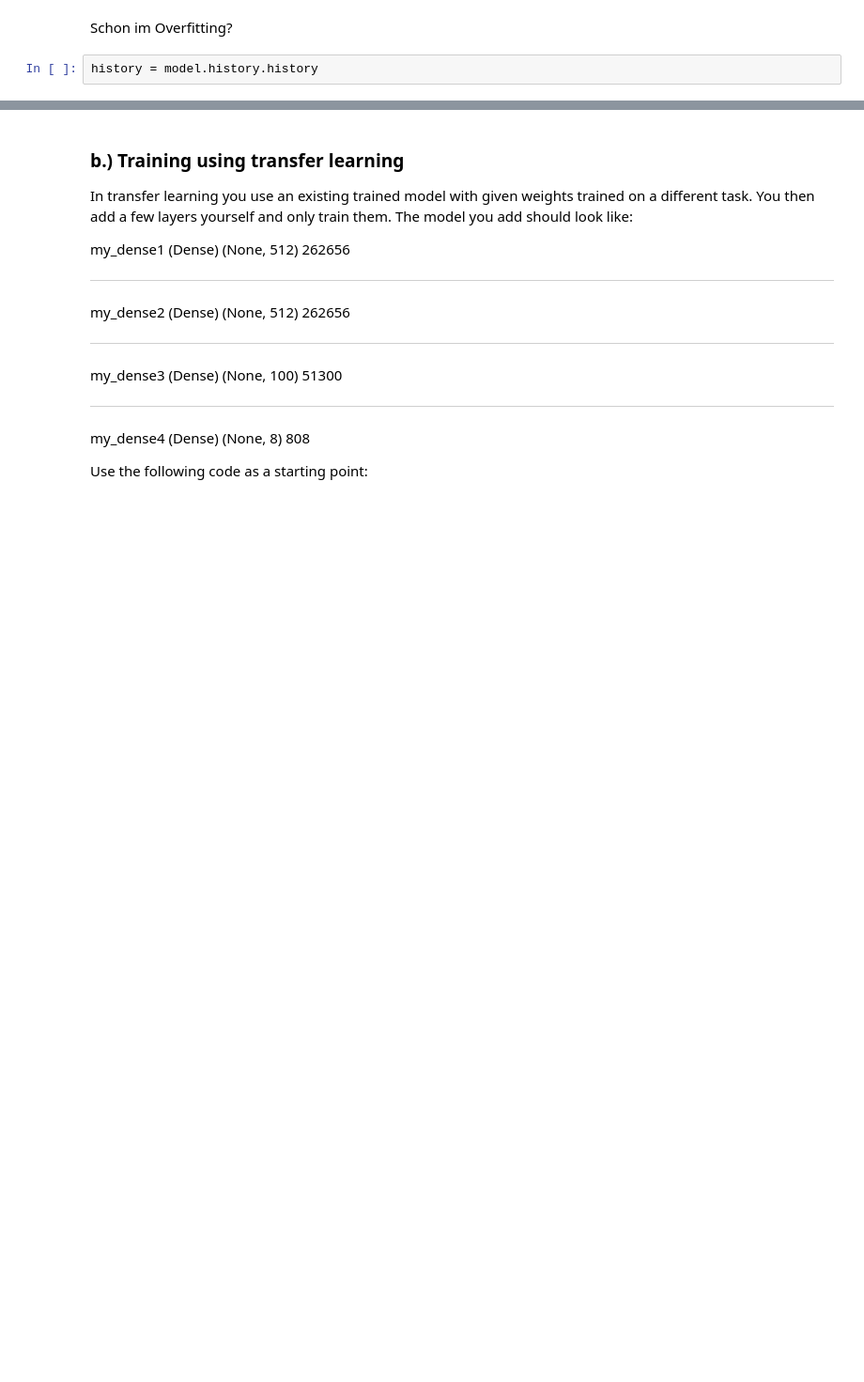
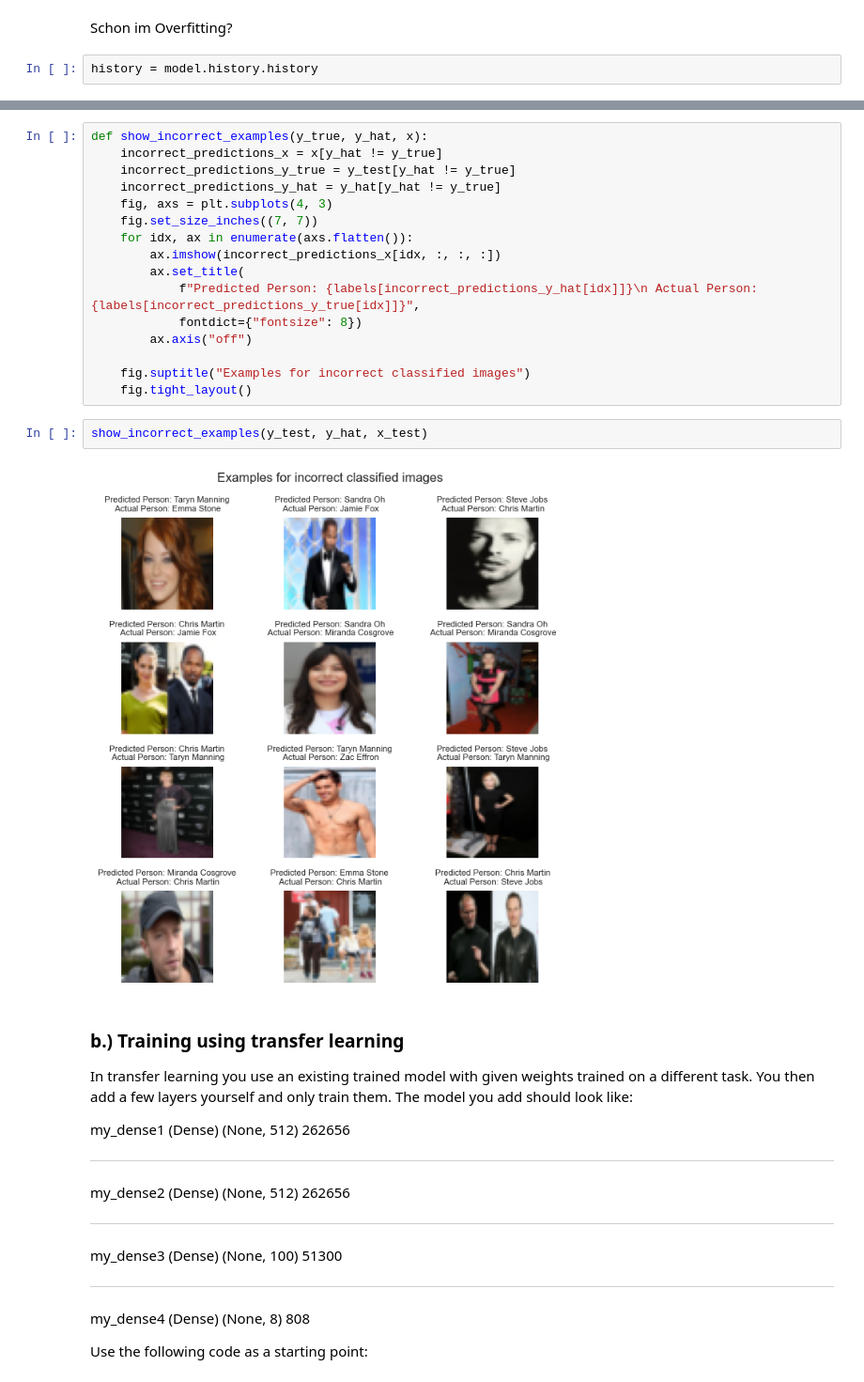
Before and after one commit to flnat/DeepLearning, a Jupyter notebook: Blatt_2/cnn_faces.ipynb, the cells around one changed output, grey strips where cells are left out. Shown at 94% size. Saved outputs shown, nothing was run; the diff lists cells and outputs as text; blank space fills up the shorter version.

```diff
--- a/Blatt_2/cnn_faces.ipynb
+++ b/Blatt_2/cnn_faces.ipynb
@@ -208,3 +217,23 @@ ConfusionMatrixDisplay.from_predictions(y_test, y_hat, cmap="inferno")
+# %%
+def show_incorrect_examples(y_true, y_hat, x):
+    incorrect_predictions_x = x[y_hat != y_true]
+    incorrect_predictions_y_true = y_test[y_hat != y_true]
+    incorrect_predictions_y_hat = y_hat[y_hat != y_true]
+    fig, axs = plt.subplots(4, 3)
+    fig.set_size_inches((7, 7))
+    for idx, ax in enumerate(axs.flatten()):
+        ax.imshow(incorrect_predictions_x[idx, :, :, :])
+        ax.set_title(
+            f"Predicted Person: {labels[incorrect_predictions_y_hat[idx]]}\n Actual Person: {labels[incorrect_predictions_y_true[idx]]}",
+            fontdict={"fontsize": 8})
+        ax.axis("off")
+
+    fig.suptitle("Examples for incorrect classified images")
+    fig.tight_layout()
+# %%
+show_incorrect_examples(y_test, y_hat, x_test)
+# %% [output]
+[figure, added]
 # %% [markdown]
 ### b.) Training using transfer learning
 In transfer learning you use an existing trained model with given weights trained on a different task. You then add a few layers yourself and only train them. The model you add should look like:
```
Also changed, not shown: parts of 32 cells of this notebook.
